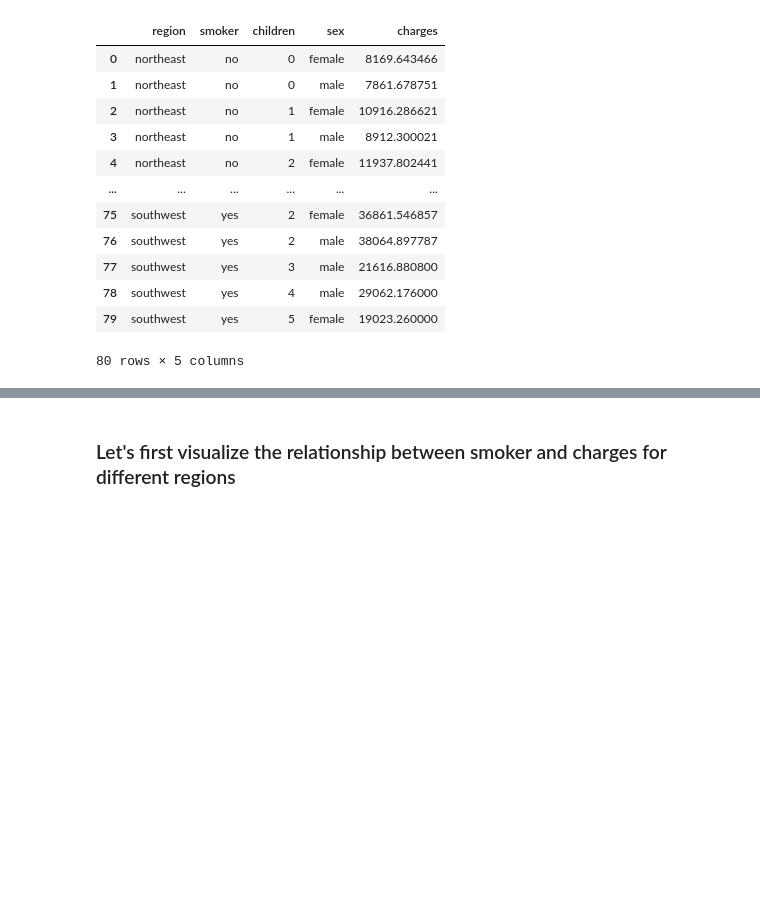
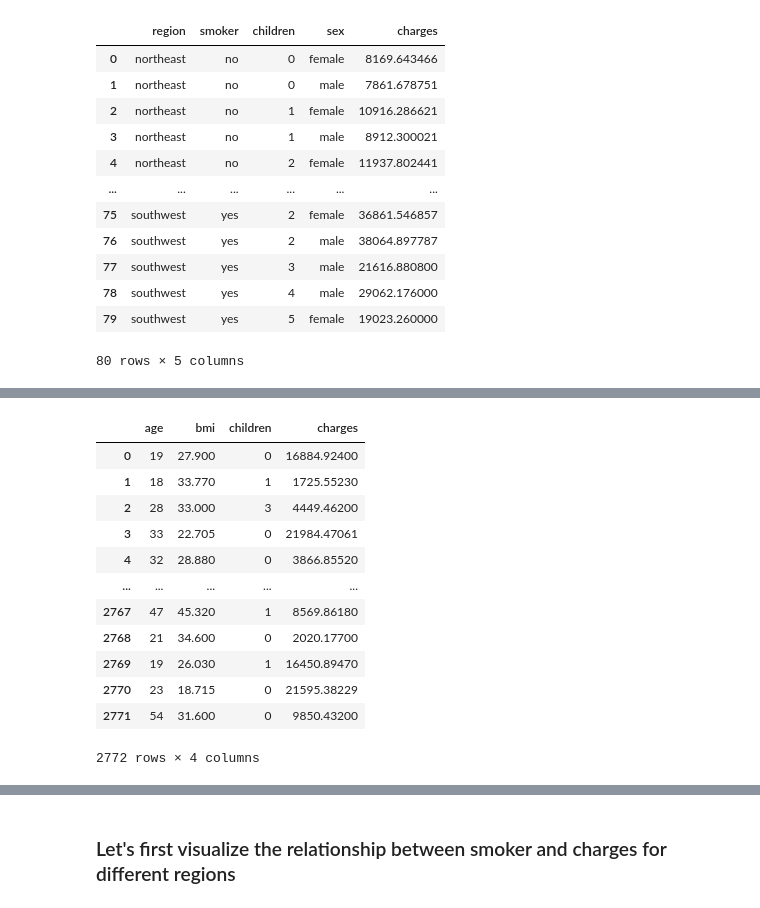
Before and after one commit to Mridul-dhungana/Insurance-DataANALYSIS-AND-ML, a Jupyter notebook: Medical Insurance Prediction.ipynb, the cells around one changed output, grey strips where cells are left out. Drawn from its saved outputs; the diff is of its cells as text; code cells hidden in the pictures; blank space fills up the shorter version.

```diff
--- a/Medical Insurance Prediction.ipynb
+++ b/Medical Insurance Prediction.ipynb
@@ -102,0 +122,17 @@ Medical_insurance_grouped
+# %%
+Medical_insurance_numerical=Medical_insurance.select_dtypes(include=['int64','float64'])
+Medical_insurance_numerical
+# %% [output]
+|  | age | bmi | children | charges |
+| 0 | 19 | 27.900 | 0 | 16884.92400 |
+| 1 | 18 | 33.770 | 1 | 1725.55230 |
+| 2 | 28 | 33.000 | 3 | 4449.46200 |
+| 3 | 33 | 22.705 | 0 | 21984.47061 |
+| 4 | 32 | 28.880 | 0 | 3866.85520 |
+| ... | ... | ... | ... | ... |
+| 2767 | 47 | 45.320 | 1 | 8569.86180 |
+| 2768 | 21 | 34.600 | 0 | 2020.17700 |
+| 2769 | 19 | 26.030 | 1 | 16450.89470 |
+| 2770 | 23 | 18.715 | 0 | 21595.38229 |
+| 2771 | 54 | 31.600 | 0 | 9850.43200 |
+2772 rows × 4 columns
```
Also changed, not shown: parts of 18 cells of this notebook.
